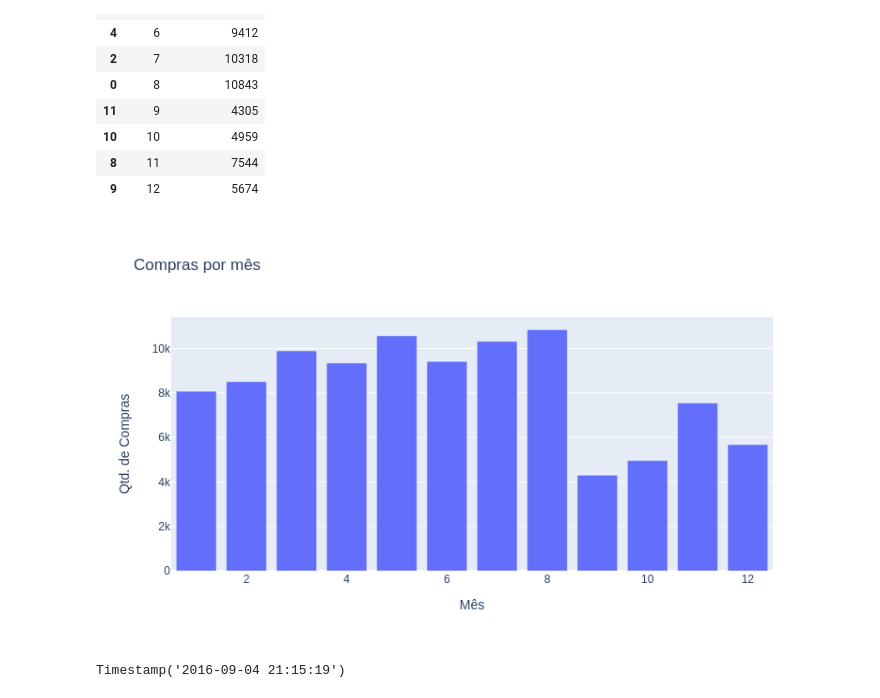
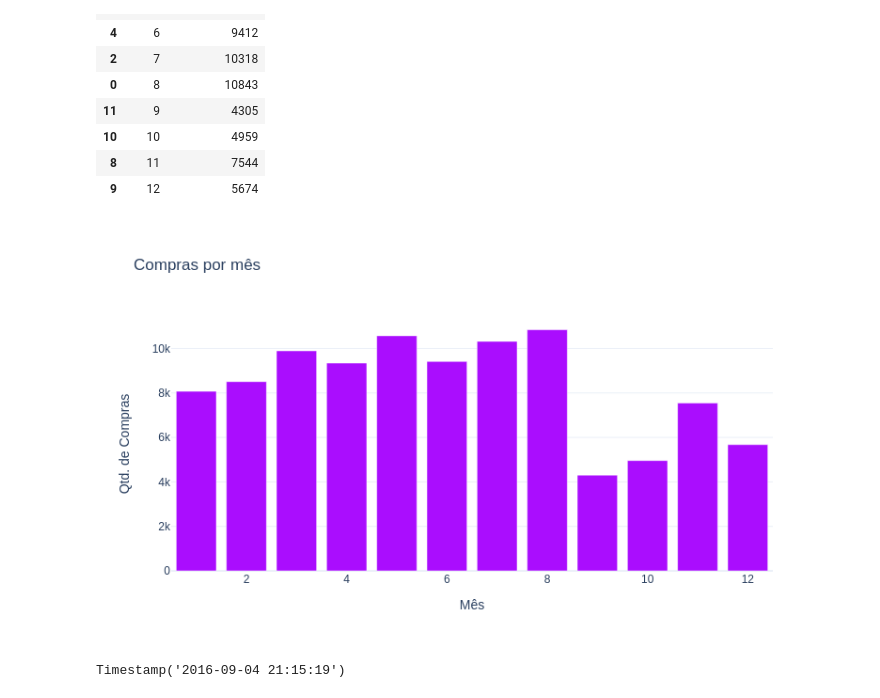
Before and after one commit to vf-fontes/intro-cd, a Jupyter notebook: 20200930_Olist.ipynb, the cells around one changed output. Cells and saved outputs as stored; diff of their text form; code cells hidden in the pictures.

```diff
--- a/20200930_Olist.ipynb
+++ b/20200930_Olist.ipynb
@@ -733,10 +733,10 @@ df_n_compras_mes_plot
 | 8 | 11 | 7544 |
 | 9 | 12 | 5674 |
 # %%
-fig = px.bar(df_n_compras_mes_plot, x ='index' , y='numeric_month', title='Compras por mês', labels={'numeric_month': 'Qtd. de Compras', 'index':'Mês'})
+fig = px.bar(df_n_compras_mes_plot, x ='index' , y='numeric_month', title='Compras por mês', labels={'numeric_month': 'Qtd. de Compras', 'index':'Mês'},color_discrete_sequence=px.colors.qualitative.Alphabet,template='plotly_white')
 gitly.show( fig )
 # %% [output]
-[figure, old version]
+[figure, new version]
 # %%
 df_compras_dt.order_purchase_timestamp.min()
 # %% [output]
```
Also changed, not shown: parts of 13 cells of this notebook.
